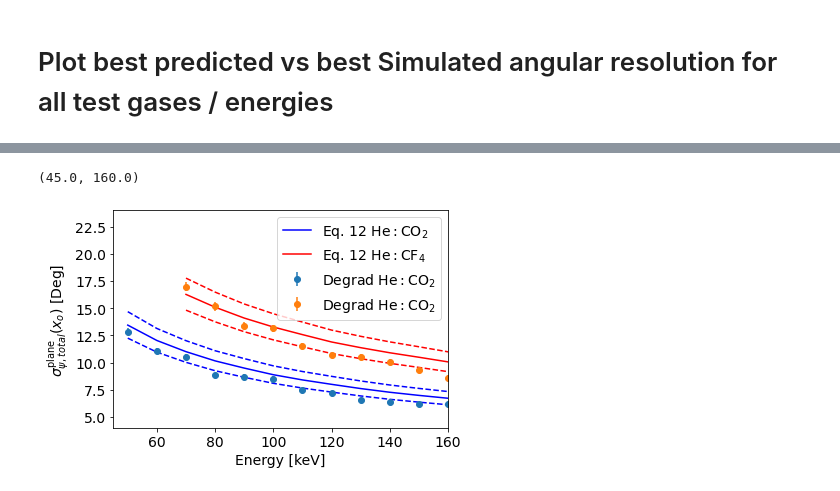
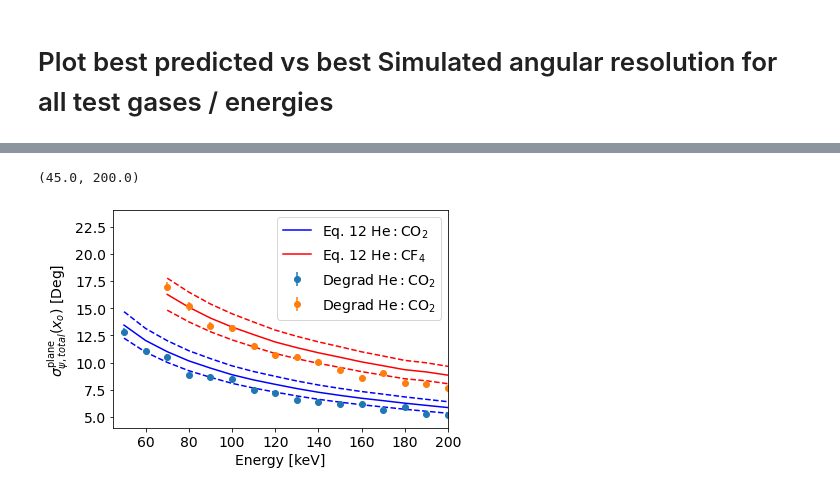
Before and after one commit to mghrear/sim_ang_res_e_gas, a Jupyter notebook: testing_full_models/test_models.ipynb, the cells around one changed output, grey strips where cells are left out. Cells and saved outputs as stored; diff of their text form; code cells hidden in the pictures.

```diff
--- a/testing_full_models/test_models.ipynb
+++ b/testing_full_models/test_models.ipynb
@@ -218,34 +218,34 @@ df_best_sim
 # this method has bias, selects data points with uncertainty below true ang res
 
 
 # Plot He:CO2 result
 df_he_co2 = df_best_sim.loc[df_best_sim.gas == "he_co2"]
 
 
 plt.errorbar(df_he_co2.energy, df_he_co2.sigma, yerr=df_he_co2.sigma_err, fmt='o',  label='Degrad $ { \\rm He} : {\\rm CO}_2$')
 plt.plot(df_he_co2.energy,df_he_co2.sigma_pred,'b-',label='Eq. 12 $ { \\rm He} : {\\rm CO}_2$')
 plt.plot(df_he_co2.energy,df_he_co2.sigma_pred_err_H,'b--')
 plt.plot(df_he_co2.energy,df_he_co2.sigma_pred_err_L,'b--')
 
 
 # Plot He:CF4 result
 df_he_cf4 = df_best_sim.loc[df_best_sim.gas == "he_cf4"]
 
 plt.errorbar(df_he_cf4.energy, df_he_cf4.sigma, yerr=df_he_cf4.sigma_err, fmt='o',  label='Degrad $ { \\rm He} : {\\rm CO}_2$')
 plt.plot(df_he_cf4.energy, df_he_cf4.sigma_pred,'r-',label='Eq. 12 $ { \\rm He} : {\\rm CF}_4$')
 plt.plot(df_he_cf4.energy, df_he_cf4.sigma_pred_err_H,'r--')
 plt.plot(df_he_cf4.energy, df_he_cf4.sigma_pred_err_L,'r--')
 
 
 plt.legend(loc='upper right',fontsize=14)
 
 plt.xlabel("Energy [keV]",fontsize=14)
 plt.ylabel("$\\sigma_{\\psi , total}^{\\rm plane} (x_o)$ [Deg]",fontsize=14)
 plt.yticks(fontsize = 14)
 plt.xticks(fontsize = 14)
 plt.ylim(4,24)
-plt.xlim(45,160)
+plt.xlim(45,200)
 # %% [output]
-(45.0, 160.0)
+(45.0, 200.0)
-[figure, old version]
+[figure, new version]
 # %%
```
Also changed, not shown: parts of 2 cells of this notebook, 11 other files.
